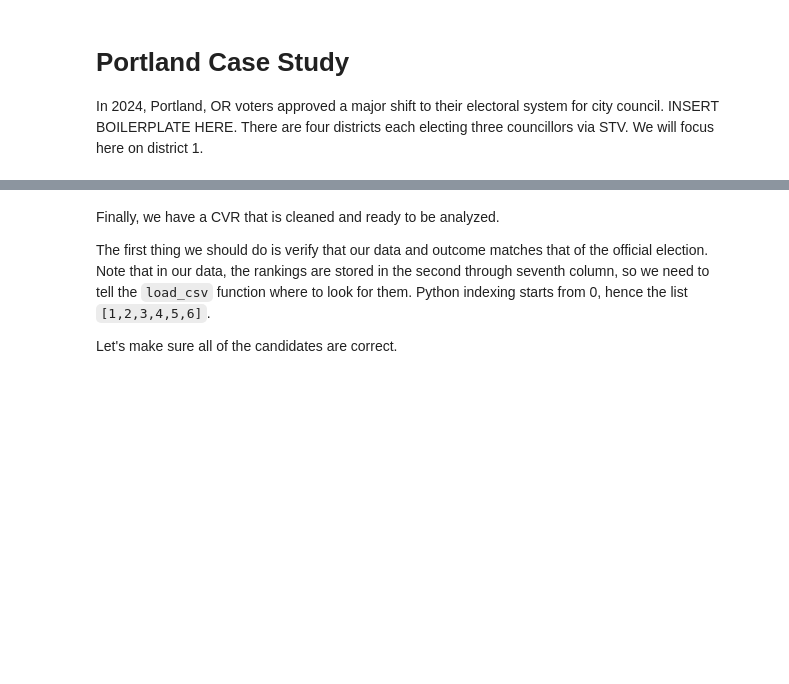
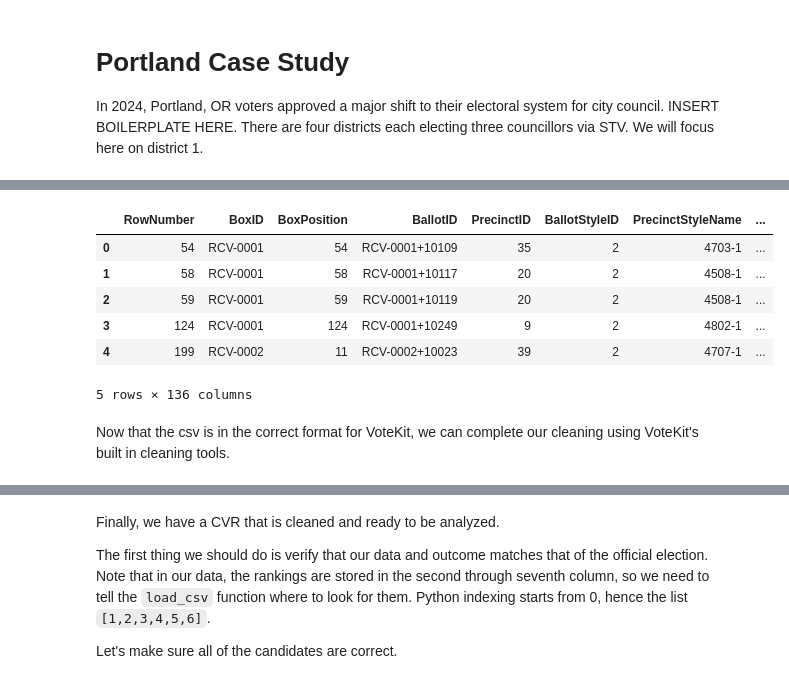
Before and after one commit to mggg/VoteKit, a Jupyter notebook: notebooks/7_portland_case_study.ipynb, the cells around one changed output, grey strips where cells are left out. Saved outputs shown, nothing was run; the diff lists cells and outputs as text; code cells hidden in the pictures; blank space fills up the shorter version.

Commit message:
draft cleaning section

```diff
--- a/notebooks/7_portland_case_study.ipynb
+++ b/notebooks/7_portland_case_study.ipynb
@@ -11,0 +42,4 @@ If you want to skip all of the cleaning steps below, you can download the prepar
+# %%
+# stores all columns that have ranking information
+rank_columns = {i:[col for col in D1_df.columns if f'{i}:Number' in col] for i in range(1,7)}
+all_rank_cols = [col for col_list in rank_columns.values() for col in col_list]
@@ -11,0 +48,2 @@ If you want to skip all of the cleaning steps below, you can download the prepar
+# %%
+D1_voters_df = D1_df[D1_df[all_rank_cols].sum(axis=1) > 0].reset_index(drop=True) # just resets the index
@@ -11,0 +52,35 @@ If you want to skip all of the cleaning steps below, you can download the prepar
+# %%
+ranking_data = {i:[-1 for _ in range(len(D1_voters_df))] for i in range(1,7)}
+
+for voter_index, row in D1_voters_df.iterrows():
+    for rank_position in range(1,7):
+        num_votes_cast = row[rank_columns[rank_position]].sum()
+
+        if num_votes_cast == 0:
+            cast_vote = "skipped"
+
+        elif num_votes_cast > 1:
+            cast_vote = "overvote"
+            # hear we lost knowledge of who was in the overvote. That's how Portland runs their election
+            # system, but it could be interesting to study who is in the overvote!
+
+        else:
+            pd_series = row[rank_columns[rank_position]]
+            cast_vote_column_name = pd_series.loc[pd_series == 1].index.tolist()[0]
+            cast_vote = cast_vote_column_name.split(":")[-2]
+            cast_vote = cast_vote
+
+        ranking_data[rank_position][voter_index] = cast_vote
+# %%
+for rank_position in range(1,7):
+    D1_voters_df[f"Rank {rank_position}"] = ranking_data[rank_position]
+# %%
+D1_voters_df.head()
+# %% [output]
+|  | RowNumber | BoxID | BoxPosition | BallotID | PrecinctID | BallotStyleID | PrecinctStyleName | ... |
+| 0 | 54 | RCV-0001 | 54 | RCV-0001+10109 | 35 | 2 | 4703-1 | ... |
+| 1 | 58 | RCV-0001 | 58 | RCV-0001+10117 | 20 | 2 | 4508-1 | ... |
+| 2 | 59 | RCV-0001 | 59 | RCV-0001+10119 | 20 | 2 | 4508-1 | ... |
+| 3 | 124 | RCV-0001 | 124 | RCV-0001+10249 | 9 | 2 | 4802-1 | ... |
+| 4 | 199 | RCV-0002 | 11 | RCV-0002+10023 | 39 | 2 | 4707-1 | ... |
+5 rows × 136 columns
@@ -11,0 +89,2 @@ If you want to skip all of the cleaning steps below, you can download the prepar
+# %% [markdown]
+Now that the csv is in the correct format for VoteKit, we can complete our cleaning using VoteKit's built in cleaning tools.
```
Also changed, not shown: parts of 12 cells of this notebook, 1 other file.
